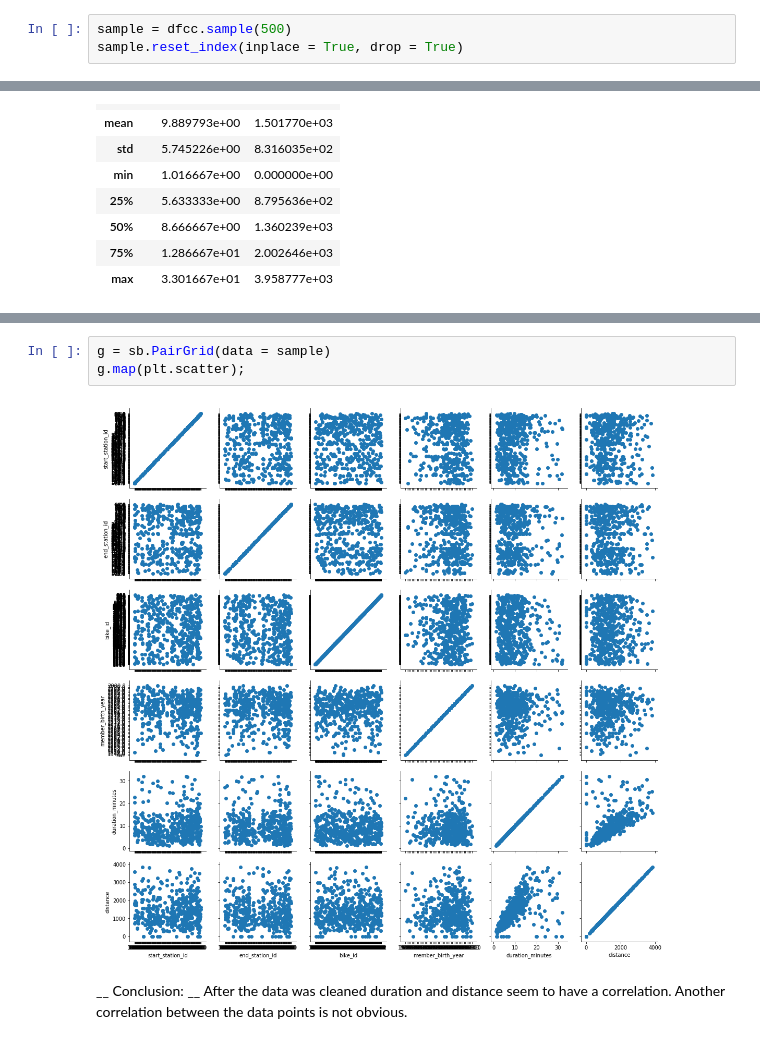
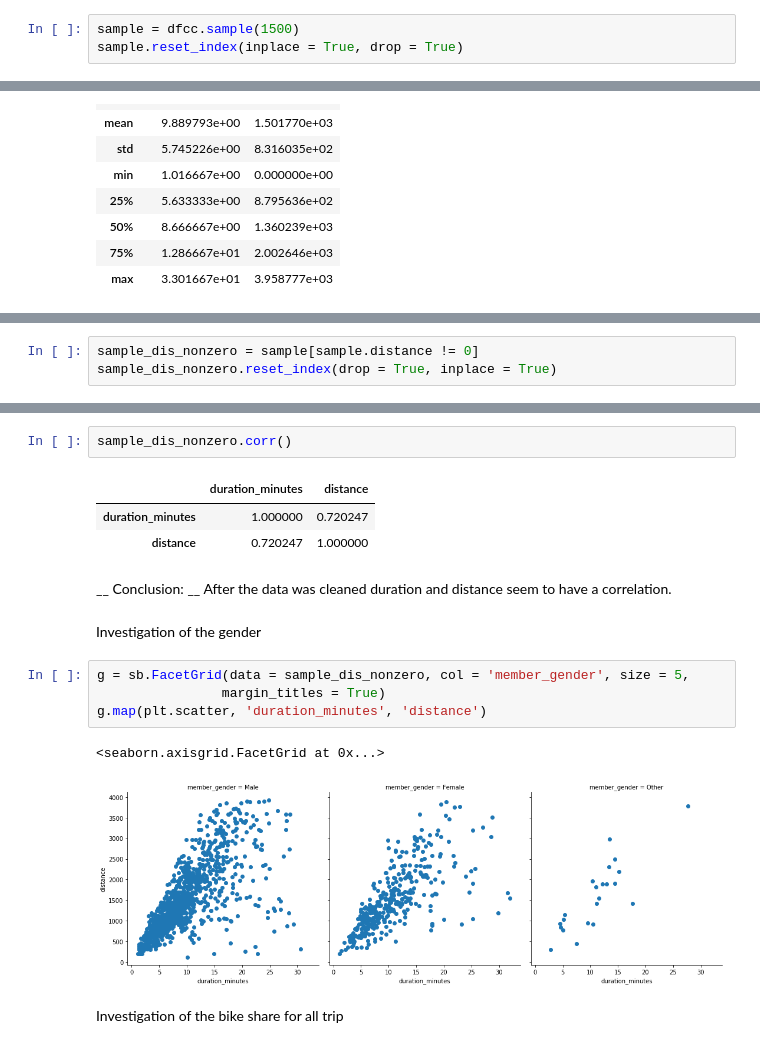
Before and after one commit to BoehnerTobias/Data-Visualization, a Jupyter notebook: Visualization_project.ipynb, the cells around one changed output, grey strips where cells are left out. Cells and saved outputs as stored; diff of their text form.

```diff
--- a/Visualization_project.ipynb
+++ b/Visualization_project.ipynb
@@ -1235,6 +1403,6 @@ Index(['start_station_id', 'start_station_name', 'end_station_id',
 Get a sample of 1000 data points to make a correlation plot
 # %%
-sample = dfcc.sample(500)
+sample = dfcc.sample(1500)
 sample.reset_index(inplace = True, drop = True)
 # %%
 sample.info(null_counts=True)
@@ -1298,0 +1458,3 @@ dfcc.describe()
+# %%
+sample_dis_nonzero = sample[sample.distance != 0]
+sample_dis_nonzero.reset_index(drop = True, inplace = True)
@@ -1299,7 +1472,19 @@ dfcc.describe()
+# %%
+sample_dis_nonzero.corr()
+# %% [output]
+|  | duration_minutes | distance |
+| duration_minutes | 1.000000 | 0.720247 |
+| distance | 0.720247 | 1.000000 |
+# %% [markdown]
+__ Conclusion: __ After the data was cleaned duration and distance seem to have a correlation.
+# %% [markdown]
+Investigation of the gender
 # %%
-g = sb.PairGrid(data = sample)
-g.map(plt.scatter);
+g = sb.FacetGrid(data = sample_dis_nonzero, col = 'member_gender', size = 5,
+                margin_titles = True)
+g.map(plt.scatter, 'duration_minutes', 'distance')
 # %% [output]
+<seaborn.axisgrid.FacetGrid at 0x...>
-[figure, old version]
+[figure, new version]
-# %% [markdown]
-__ Conclusion: __ After the data was cleaned duration and distance seem to have a correlation. Another correlation between the data points is not obvious.
+# %% [markdown]
+Investigation of the bike share for all trip
```
Also changed, not shown: parts of 86 cells of this notebook, 1 other file.
